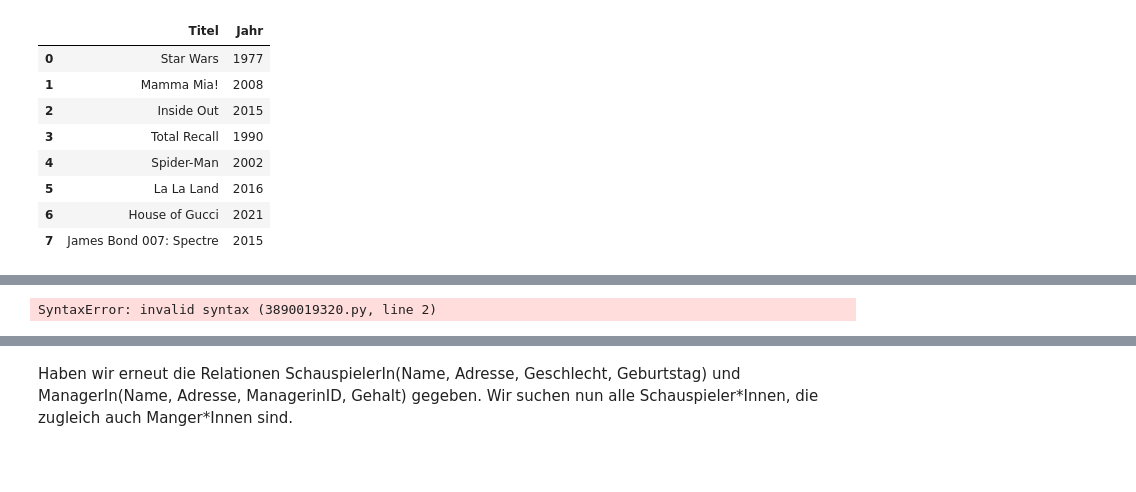
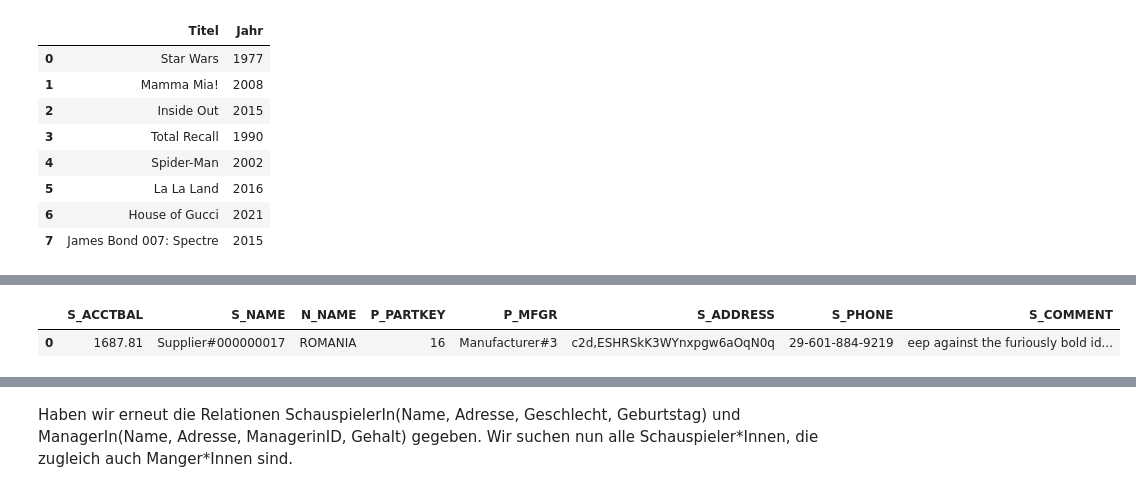
Before and after one commit to lejuliennn/GDBS_Script_Fork, a Jupyter notebook: _build/jupyter_execute/09/sql.ipynb, the cells around one changed output, grey strips where cells are left out. Cells and saved outputs as stored; diff of their text form; code cells hidden in the pictures; blank space fills up the shorter version.

```diff
--- a/_build/jupyter_execute/09/sql.ipynb
+++ b/_build/jupyter_execute/09/sql.ipynb
@@ -883,20 +861,24 @@ df
 # %%
-%sql
-SELECT s_acctbal, s_name, n_name, p_partkey, p_mfgr, s_address, s_phone,
-s_comment
-FROM part, supplier, partsupp, nation, region
-WHERE p_partkey = ps_partkey AND s_suppkey = ps_suppkey
-AND p_size = [SIZE] AND p_type like '%[TYPE]'
-AND s_nationkey = n_nationkey AND n_regionkey = r_regionkey
-AND r_name = '[REGION]'
-AND ps_supplycost =
-(SELECT min(ps_supplycost)
-FROM partsupp, supplier, nation, region
-WHERE p_partkey = ps_partkey AND s_suppkey = ps_suppkey
-AND s_nationkey = n_nationkey AND n_regionkey = r_regionkey
-AND r_name = '[REGION]' )
-ORDER BY s_acctbal desc, n_name, s_name, p_partkey;
+#%sql
+#SELECT s_acctbal, s_name, n_name, p_partkey, p_mfgr, s_address, s_phone,
+#s_comment
+#FROM part, supplier, partsupp, nation, region
+#WHERE p_partkey = ps_partkey AND s_suppkey = ps_suppkey
+#AND p_size = 2 AND p_type like 'PROMO PLATED TIN'
+#AND s_nationkey = n_nationkey AND n_regionkey = r_regionkey
+#AND r_name = 'EUROPE'
+#AND ps_supplycost =
+#(SELECT min(ps_supplycost)
+#FROM partsupp, supplier, nation, region
+#WHERE p_partkey = ps_partkey AND s_suppkey = ps_suppkey
+#AND s_nationkey = n_nationkey AND n_regionkey = r_regionkey
+#AND r_name = 'EUROPE' )
+#ORDER BY s_acctbal desc, n_name, s_name, p_partkey;
-# %% [output]
-SyntaxError: invalid syntax (3890019320.py, line 2)
 # %%
-SELECT s_acctbal, s_name, n_name, p_partkey, p_mfgr, s_address, s_phone, s_comment FROM part, supplier, partsupp, nation, region WHERE p_partkey = ps_partkey AND s_suppkey = ps_suppkey AND p_size = [SIZE] AND p_type like '%[TYPE]' AND s_nationkey = n_nationkey AND n_regionkey = r_regionkey AND r_name = '[REGION]' AND ps_supplycost = (SELECT min(ps_supplycost) FROM partsupp, supplier, nation, region WHERE p_partkey = ps_partkey AND s_suppkey = ps_suppkey AND s_nationkey = n_nationkey AND n_regionkey = r_regionkey AND r_name = '[REGION]' ) ORDER BY s_acctbal desc, n_name, s_name, p_partkey;
+__SQL__ = "SELECT s_acctbal, s_name, n_name, p_partkey, p_mfgr, s_address, s_phone, s_comment FROM part, supplier, partsupp, nation, region WHERE p_partkey = ps_partkey AND s_suppkey = ps_suppkey AND p_size = 2 AND p_type like 'PROMO PLATED TIN' AND s_nationkey = n_nationkey AND n_regionkey = r_regionkey AND r_name = 'EUROPE' AND ps_supplycost = (SELECT min(ps_supplycost) FROM partsupp, supplier, nation, region WHERE p_partkey = ps_partkey AND s_suppkey = ps_suppkey AND s_nationkey = n_nationkey AND n_regionkey = r_regionkey AND r_name = 'EUROPE' ) ORDER BY s_acctbal desc, n_name, s_name, p_partkey;"
+conn = sqlite3.connect("salesDB/salesDB")
+df = pd.read_sql_query(__SQL__, conn)
+df
+# %% [output]
+|  | S_ACCTBAL | S_NAME | N_NAME | P_PARTKEY | P_MFGR | S_ADDRESS | S_PHONE | S_COMMENT |
+| 0 | 1687.81 | Supplier#000000017 | ROMANIA | 16 | Manufacturer#3 | c2d,ESHRSkK3WYnxpgw6aOqN0q | 29-601-884-9219 | eep against the furiously bold id... |
```
Also changed, not shown: parts of 10 cells of this notebook, 5 other files.
